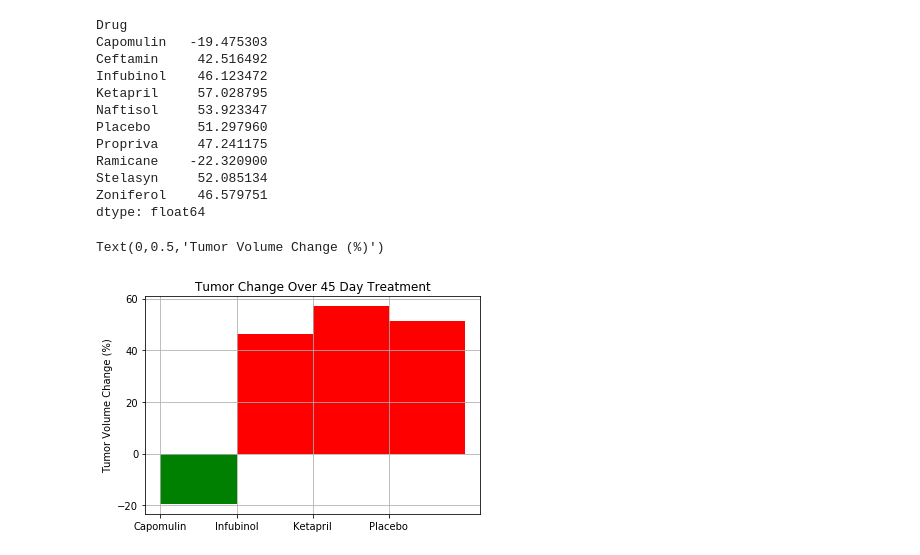
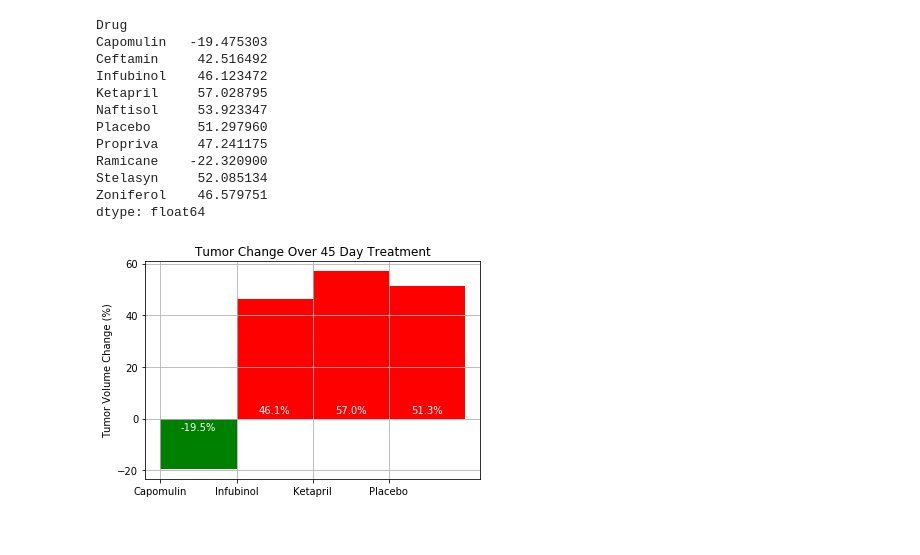
Before and after one commit to jcmachdata/Pymaceuticals, a Jupyter notebook: pymaceuticals.ipynb, the cells around one changed output. Cells and saved outputs as stored; diff of their text form; code cells hidden in the pictures.

```diff
--- a/pymaceuticals.ipynb
+++ b/pymaceuticals.ipynb
@@ -282,23 +284,24 @@ for x in range(0,4):
 # %%
 # Orient widths. Add labels, tick marks, etc.
 plt.bar(negative_x, negative, width=1, color='g', alpha=1, align="edge")
 plt.bar(positive_x, positive, width=1, color='r', alpha=1, align="edge")
 
 plt.yticks(np.arange(-20, 70, step=20))
 plt.grid()
 plt.title('Tumor Change Over 45 Day Treatment')
 plt.ylabel('Tumor Volume Change (%)')
-# Use functions to label the percentages of changes
 
-
-# Call functions to implement the function calls
-
+# Label the percentages of changes
+count = 0.5
+for x in percent_change:
+    if x < 0:
+        y_coor = -4.5
+    else:
+        y_coor = 2
+    plt.text(count, y_coor, str(round(x, 1))+'%', ha='center', color='white')
+    count += 1
 
 # Save the Figure
-
-
-# Show the Figure
-#fig.show()
+plt.savefig("Tumor_Change.jpg")
 # %% [output]
-Text(0,0.5,'Tumor Volume Change (%)')
-[figure, old version]
+[figure, new version]
```
Also changed, not shown: parts of 4 cells of this notebook.
